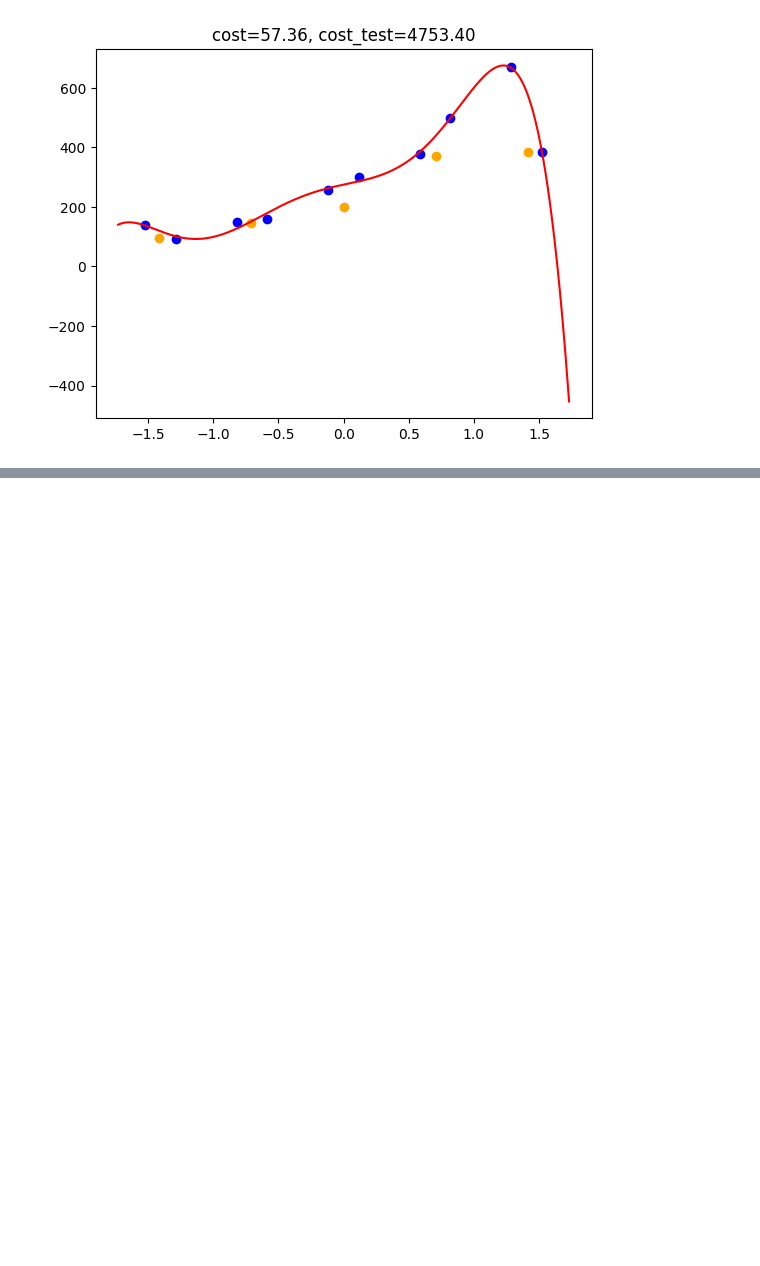
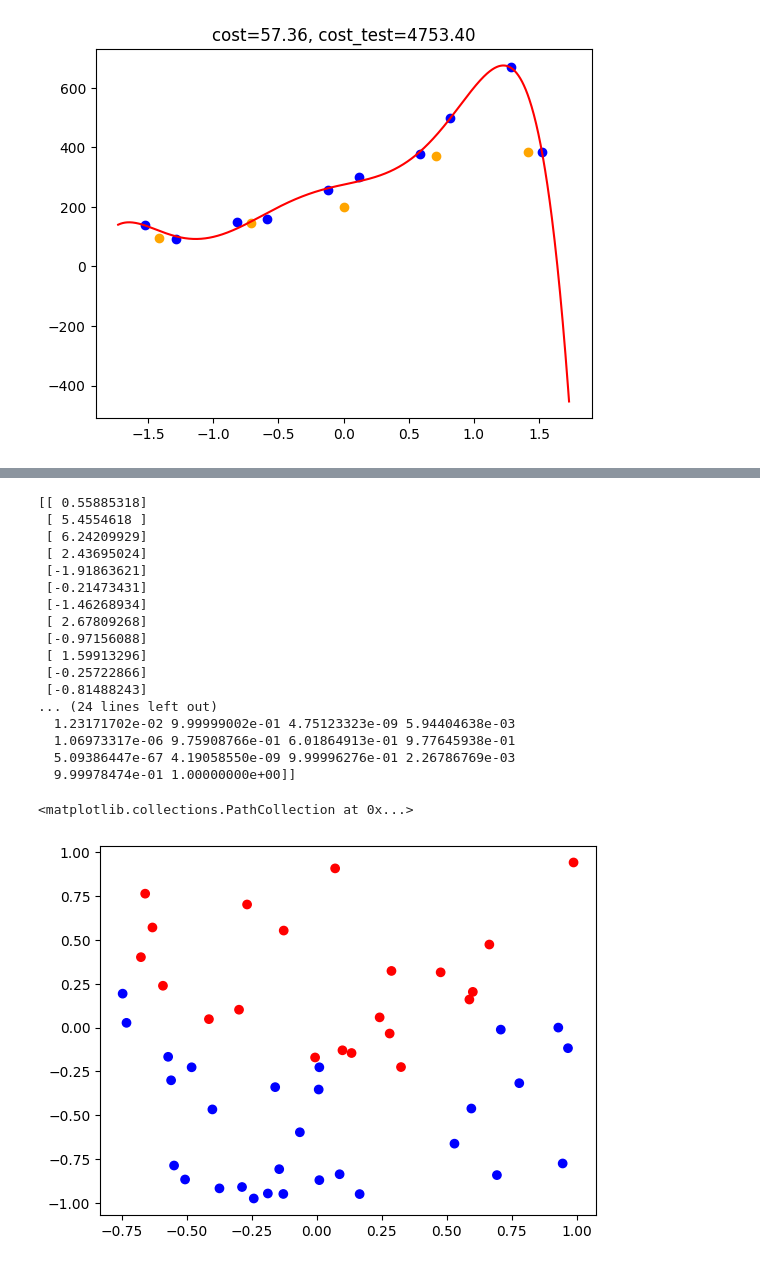
Before and after one commit to JakubStyczen/MachineLearining, a Jupyter notebook: Overfitting/ML_LAB4.ipynb, the cells around one changed output, grey strips where cells are left out. Cells and saved outputs as stored; diff of their text form; code cells hidden in the pictures; blank space fills up the shorter version.

```diff
--- a/Overfitting/ML_LAB4.ipynb
+++ b/Overfitting/ML_LAB4.ipynb
@@ -293,0 +384,25 @@ for lambda_ in lambdas:
+# %%
+print(th, h_x)
+colors = ['r' if val > 0.5  else 'b' for val in h_x.tolist()[0]]
+# plt.scatter(x_train_log_values_raw[:, 0], x_train_log_values_raw[:, 1], c=colors)
+plt.scatter(x1, x2, c=colors)
+# %% [output]
+[[ 0.55885318]
+ [ 5.4554618 ]
+ [ 6.24209929]
+ [ 2.43695024]
+ [-1.91863621]
+ [-0.21473431]
+ [-1.46268934]
+ [ 2.67809268]
+ [-0.97156088]
+ [ 1.59913296]
+ [-0.25722866]
+ [-0.81488243]
+... (24 lines left out)
+  1.23171702e-02 9.99999002e-01 4.75123323e-09 5.94404638e-03
+  1.06973317e-06 9.75908766e-01 6.01864913e-01 9.77645938e-01
+  5.09386447e-67 4.19058550e-09 9.99996276e-01 2.26786769e-03
+  9.99978474e-01 1.00000000e+00]]
+<matplotlib.collections.PathCollection at 0x...>
+[figure, added]
```
Also changed, not shown: parts of 14 cells of this notebook.
